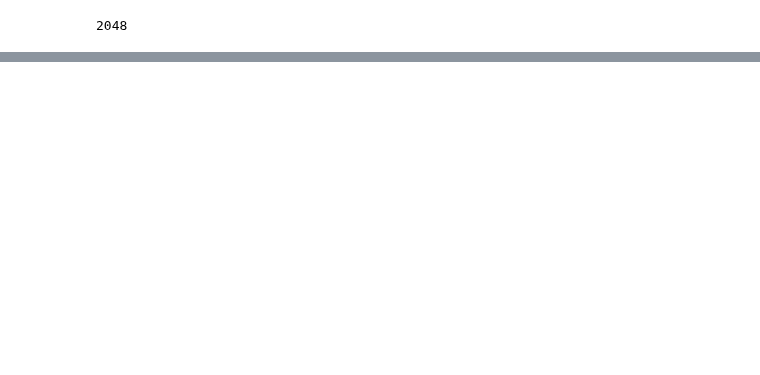
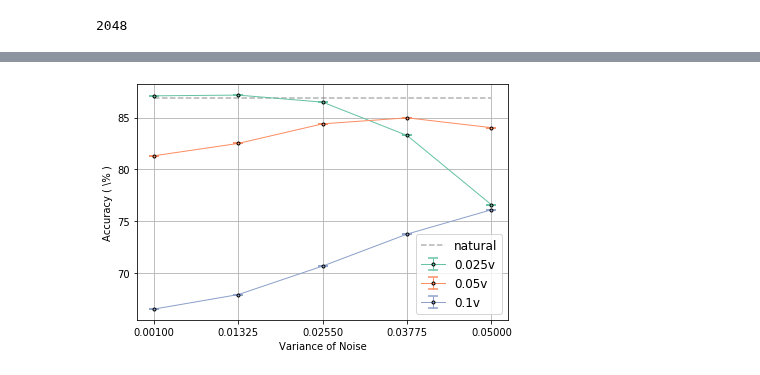
Before and after one commit to stockeh/augmented-image-classification, a Jupyter notebook: notebooks/Transfer-Learning.ipynb, the cells around one changed output, grey strips where cells are left out. Cells and saved outputs as stored; diff of their text form; code cells hidden in the pictures; blank space fills up the shorter version.

Commit message:
Update transfer learning notebook

```diff
--- a/notebooks/Transfer-Learning.ipynb
+++ b/notebooks/Transfer-Learning.ipynb
@@ -129,2 +86,0 @@ Sequential(
-# %%
-nnet.nnet = other_network
@@ -131,4 +108,4 @@ nnet.nnet = other_network
 # %%
-nnet.train(morenoise_Xtrain, Ttrain, n_epochs=10, batch_size=200,
+nnet.train(noise_Xtrain, Ttrain, n_epochs=10, batch_size=200,
            optim='Adam', learning_rate=0.0005, verbose=True)
 # %% [output]
@@ -153,6 +129,0 @@ morenoise_pct = ml.percent_correct(Ttest, ml.batched_use(nnet, morenoise_Xtest,
-# %%
-clean_pct = ml.percent_correct(Ttest, ml.batched_use(nnet, Xtest, 100))
-noise_pct = ml.percent_correct(Ttest, ml.batched_use(nnet, noise_Xtest, 100))
-lessnoise_pct = ml.percent_correct(Ttest, ml.batched_use(nnet, lessnoise_Xtest, 100))
-morenoise_pct = ml.percent_correct(Ttest, ml.batched_use(nnet, morenoise_Xtest, 100))
-(clean_pct, noise_pct, lessnoise_pct, morenoise_pct)
@@ -160,0 +132,9 @@ morenoise_pct = ml.percent_correct(Ttest, ml.batched_use(nnet, morenoise_Xtest,
+# %%
+res_list = []
+for ds, name in zip([lessnoise_Xtrain, noise_Xtrain, morenoise_Xtrain], ['0.025v', '0.05v', '0.1v']):
+    with open('./pretrained_cifar_clean.pkl', 'rb') as f:
+        nnet = torch.load(f)
+    nnet.transfer_learn_setup([256, 512])
+    nnet.train(ds, Ttrain, n_epochs=10, batch_size=200, optim='Adam', learning_rate=0.0005, verbose=True)
+
+    res_list.append((name, per.run_increasing_noise(nnet, Xtest, Ttest, trials_per_step=1)))
@@ -160,0 +174,4 @@ morenoise_pct = ml.percent_correct(Ttest, ml.batched_use(nnet, morenoise_Xtest,
+# %%
+per.plot_increasing_noise(clean_pct, res_list, (0.001, 0.05), 5, 'delme.pdf')
+# %% [output]
+[figure, added]
```
Also changed, not shown: parts of 11 cells of this notebook.
